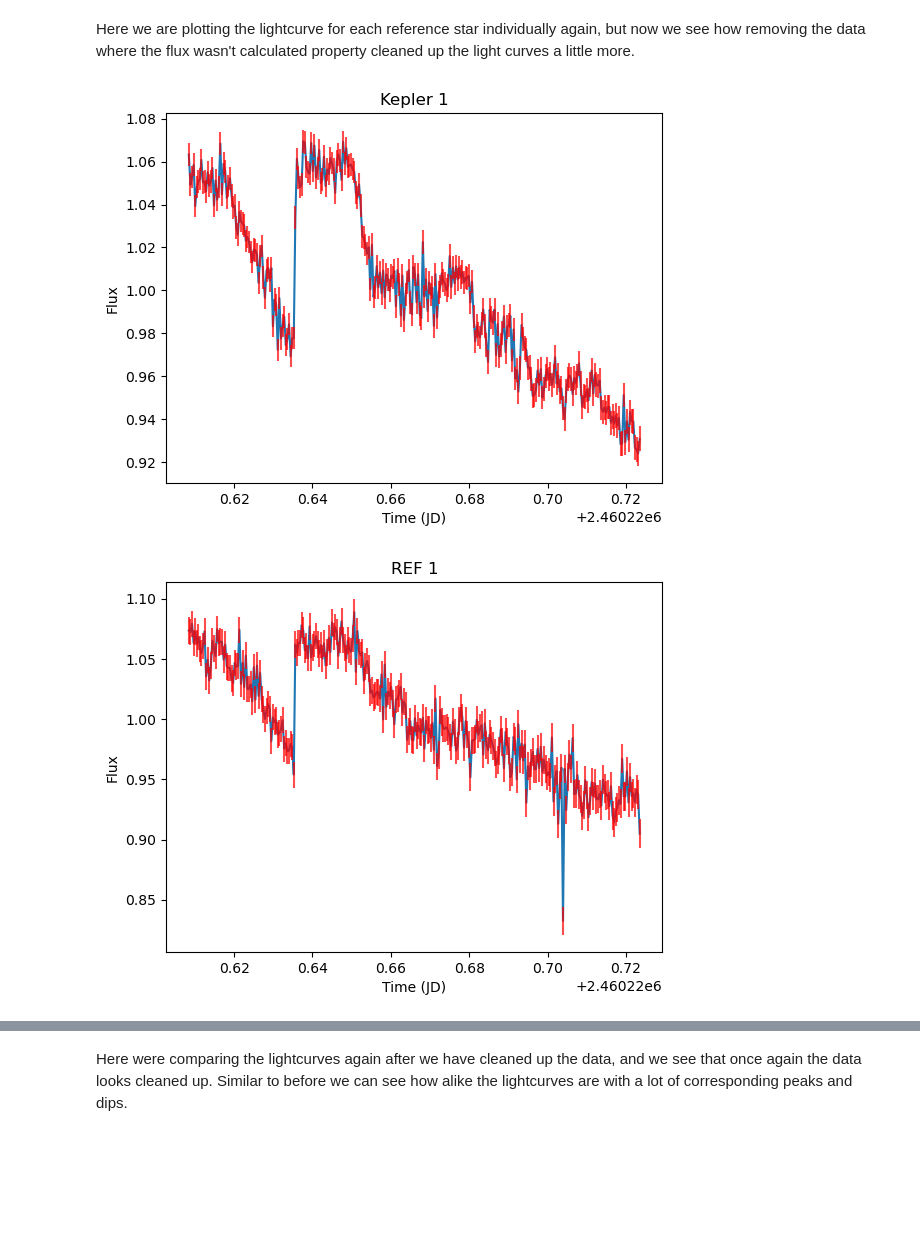
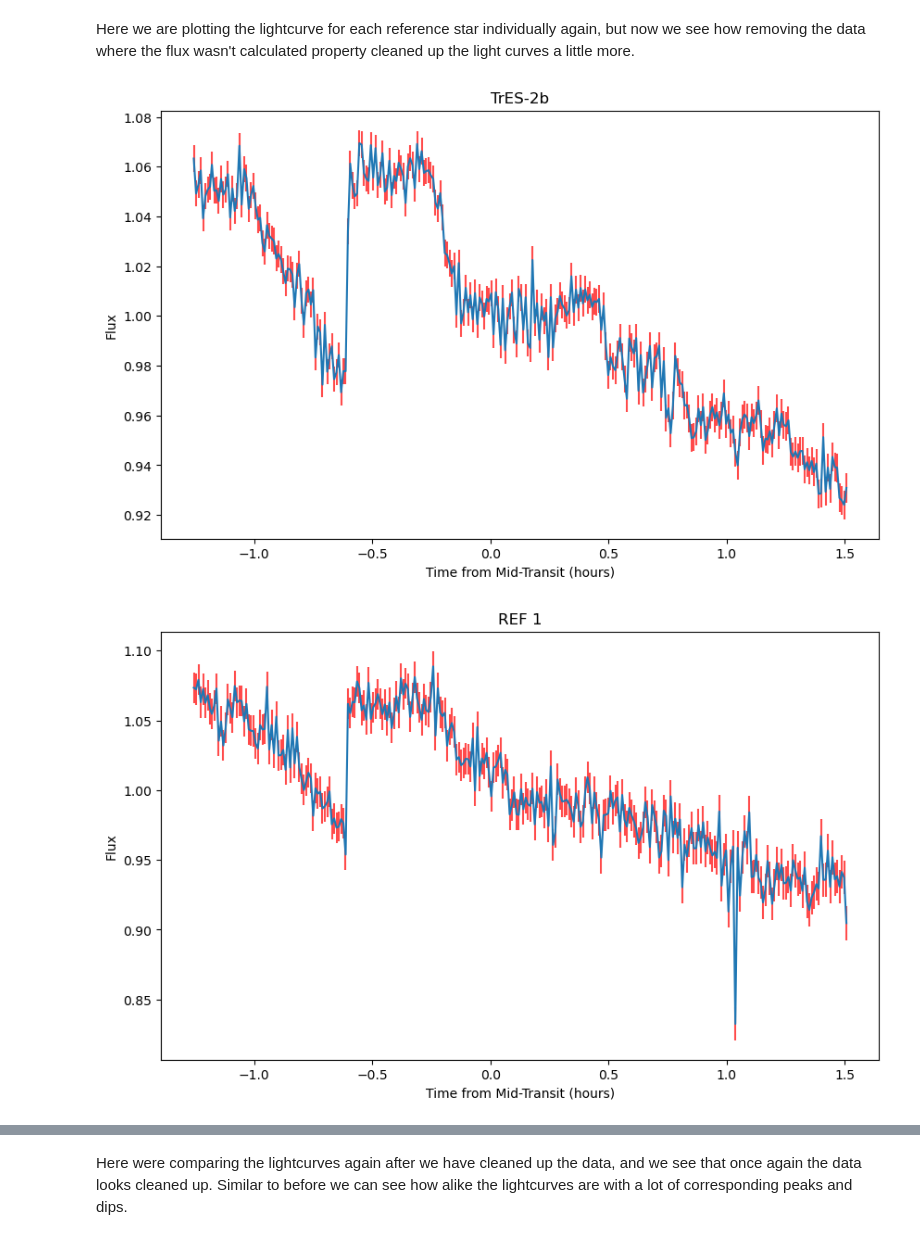
Before and after one commit to Efrain1013/AST_443, a Jupyter notebook: Lab_2_again/Section_4_4.ipynb, the cells around one changed output, grey strips where cells are left out. Drawn from its saved outputs; the diff is of its cells as text; code cells hidden in the pictures; blank space fills up the shorter version.

Commit message:
figures and everything should be updated

```diff
--- a/Lab_2_again/Section_4_4.ipynb
+++ b/Lab_2_again/Section_4_4.ipynb
@@ -95,10 +95,8 @@ for i in range(0, 11):
     plt.errorbar(JDs[i], scaled_flux[i], yerr=scaled_flux_err[i], linestyle='', color='r', alpha=0.7)
     plt.ylabel('Flux')
     if i == 0:
-        plt.title("Kepler 1")
+        plt.title("TrES-2b 1")
     else:
         plt.title(rf'REF {i}')
     plt.show()
-
-print(flux[3])
 # %% [output]
@@ -144,16 +141,19 @@ for j in [0, 5]:
 Here we are plotting the lightcurve for each reference star individually again, but now we see how removing the data where the flux wasn't calculated property cleaned up the light curves a little more.
 # %%
 for i in range(0, 11):
-#     plt.figure(figsize=(20, 10))
-    plt.xlabel('Time (JD)')
-    plt.plot(JDs_no_0[i],scaled_flux_no_0[i])
-    plt.errorbar(JDs_no_0[i], scaled_flux_no_0[i], yerr=scaled_flux_err_no_0[i], linestyle='', color='r', alpha=0.7)
+    time = np.asarray(JDs_no_0[i]) - JDs_no_0[0][0]
+    centered_time = np.asarray(time - 0.05231309686350435) * 24
+
+    plt.figure(figsize=(10, 6))
+    plt.xlabel('Time from Mid-Transit (hours)')
+    plt.errorbar(centered_time, scaled_flux_no_0[i], yerr=scaled_flux_err_no_0[i], linestyle='', color='r', alpha=0.7)
+    plt.plot(centered_time,scaled_flux_no_0[i])
     plt.ylabel('Flux')
     if i == 0:
-        plt.title("Kepler 1")
+        plt.title("TrES-2b")
     else:
         plt.title(rf'REF {i}')
     plt.show()
 # %% [output]
-[figure, old version]
+[figure, new version]
-[figure, old version]
+[figure, new version]
```
Also changed, not shown: parts of 3 cells of this notebook, 2 other files.
